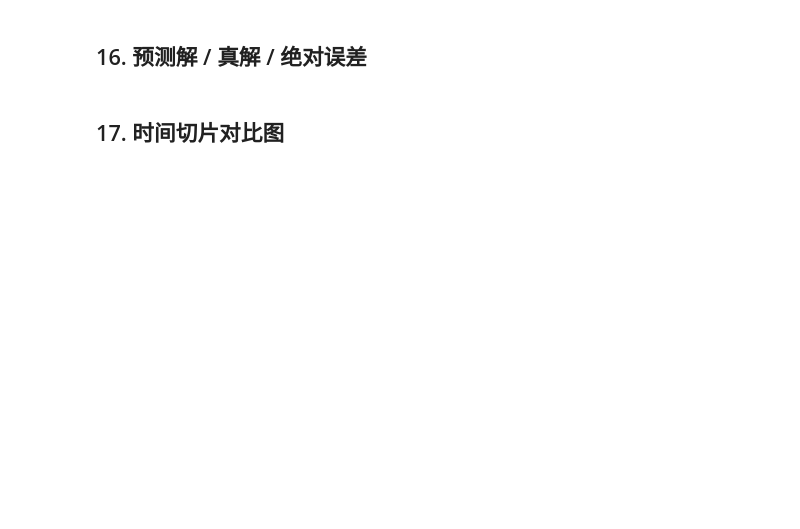
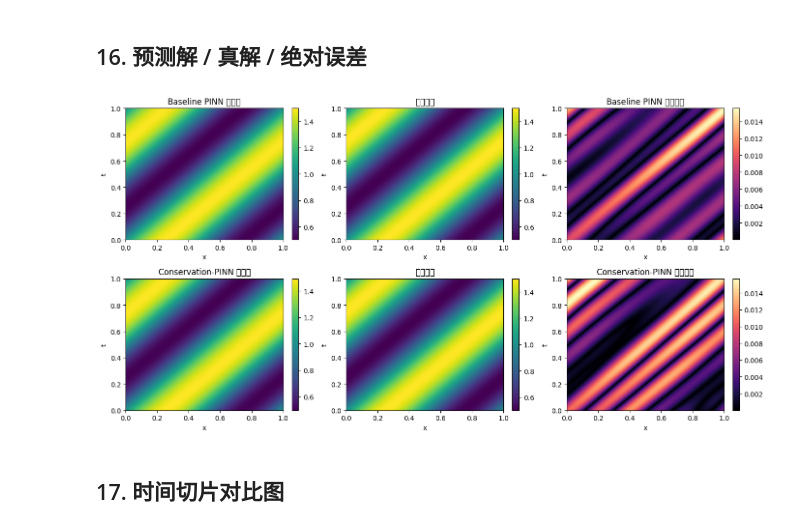
Before and after one commit to WangZW928/HPC_matters, a Jupyter notebook: lessons/section5_conservation_pinn_advection.ipynb, the cells around one changed output. Drawn from its saved outputs; the diff is of its cells as text; code cells hidden in the pictures; blank space fills up the shorter version.

```diff
--- a/lessons/section5_conservation_pinn_advection.ipynb
+++ b/lessons/section5_conservation_pinn_advection.ipynb
@@ -470,38 +683,40 @@ $$E_{cons}(t)=|M_\theta(t)-M_0|$$
 # %% [markdown]
 ## 16. 预测解 / 真解 / 绝对误差
 # %%
-# fig, axes = plt.subplots(2, 3, figsize=(14, 7.2))
-#
-# im0 = axes[0, 0].imshow(baseline_eval['u_pred'], extent=[0,1,0,1], origin='lower', aspect='auto', cmap='viridis')
-# axes[0, 0].set_title('Baseline PINN 预测解')
-# plt.colorbar(im0, ax=axes[0, 0], fraction=0.046)
-#
-# im1 = axes[0, 1].imshow(baseline_eval['u_exact'], extent=[0,1,0,1], origin='lower', aspect='auto', cmap='viridis')
-# axes[0, 1].set_title('解析真解')
-# plt.colorbar(im1, ax=axes[0, 1], fraction=0.046)
-#
-# im2 = axes[0, 2].imshow(baseline_eval['abs_err'], extent=[0,1,0,1], origin='lower', aspect='auto', cmap='magma')
-# axes[0, 2].set_title('Baseline PINN 绝对误差')
-# plt.colorbar(im2, ax=axes[0, 2], fraction=0.046)
-#
-# im3 = axes[1, 0].imshow(cons_eval['u_pred'], extent=[0,1,0,1], origin='lower', aspect='auto', cmap='viridis')
-# axes[1, 0].set_title('Conservation-PINN 预测解')
-# plt.colorbar(im3, ax=axes[1, 0], fraction=0.046)
-#
-# im4 = axes[1, 1].imshow(cons_eval['u_exact'], extent=[0,1,0,1], origin='lower', aspect='auto', cmap='viridis')
-# axes[1, 1].set_title('解析真解')
-# plt.colorbar(im4, ax=axes[1, 1], fraction=0.046)
-#
-# im5 = axes[1, 2].imshow(cons_eval['abs_err'], extent=[0,1,0,1], origin='lower', aspect='auto', cmap='magma')
-# axes[1, 2].set_title('Conservation-PINN 绝对误差')
-# plt.colorbar(im5, ax=axes[1, 2], fraction=0.046)
-#
-# for ax in axes.ravel():
-#     ax.set_xlabel('x')
-#     ax.set_ylabel('t')
-#
-# plt.tight_layout()
-# plt.show()
+fig, axes = plt.subplots(2, 3, figsize=(14, 7.2))
+
+im0 = axes[0, 0].imshow(baseline_eval['u_pred'], extent=[0,1,0,1], origin='lower', aspect='auto', cmap='viridis')
+axes[0, 0].set_title('Baseline PINN 预测解')
+plt.colorbar(im0, ax=axes[0, 0], fraction=0.046)
+
+im1 = axes[0, 1].imshow(baseline_eval['u_exact'], extent=[0,1,0,1], origin='lower', aspect='auto', cmap='viridis')
+axes[0, 1].set_title('解析真解')
+plt.colorbar(im1, ax=axes[0, 1], fraction=0.046)
+
+im2 = axes[0, 2].imshow(baseline_eval['abs_err'], extent=[0,1,0,1], origin='lower', aspect='auto', cmap='magma')
+axes[0, 2].set_title('Baseline PINN 绝对误差')
+plt.colorbar(im2, ax=axes[0, 2], fraction=0.046)
+
+im3 = axes[1, 0].imshow(cons_eval['u_pred'], extent=[0,1,0,1], origin='lower', aspect='auto', cmap='viridis')
+axes[1, 0].set_title('Conservation-PINN 预测解')
+plt.colorbar(im3, ax=axes[1, 0], fraction=0.046)
+
+im4 = axes[1, 1].imshow(cons_eval['u_exact'], extent=[0,1,0,1], origin='lower', aspect='auto', cmap='viridis')
+axes[1, 1].set_title('解析真解')
+plt.colorbar(im4, ax=axes[1, 1], fraction=0.046)
+
+im5 = axes[1, 2].imshow(cons_eval['abs_err'], extent=[0,1,0,1], origin='lower', aspect='auto', cmap='magma')
+axes[1, 2].set_title('Conservation-PINN 绝对误差')
+plt.colorbar(im5, ax=axes[1, 2], fraction=0.046)
+
+for ax in axes.ravel():
+    ax.set_xlabel('x')
+    ax.set_ylabel('t')
+
+plt.tight_layout()
+plt.show()
+# %% [output]
+[figure, added]
 # %% [markdown]
 ## 17. 时间切片对比图
 # %%
```
Also changed, not shown: parts of 23 cells of this notebook.
